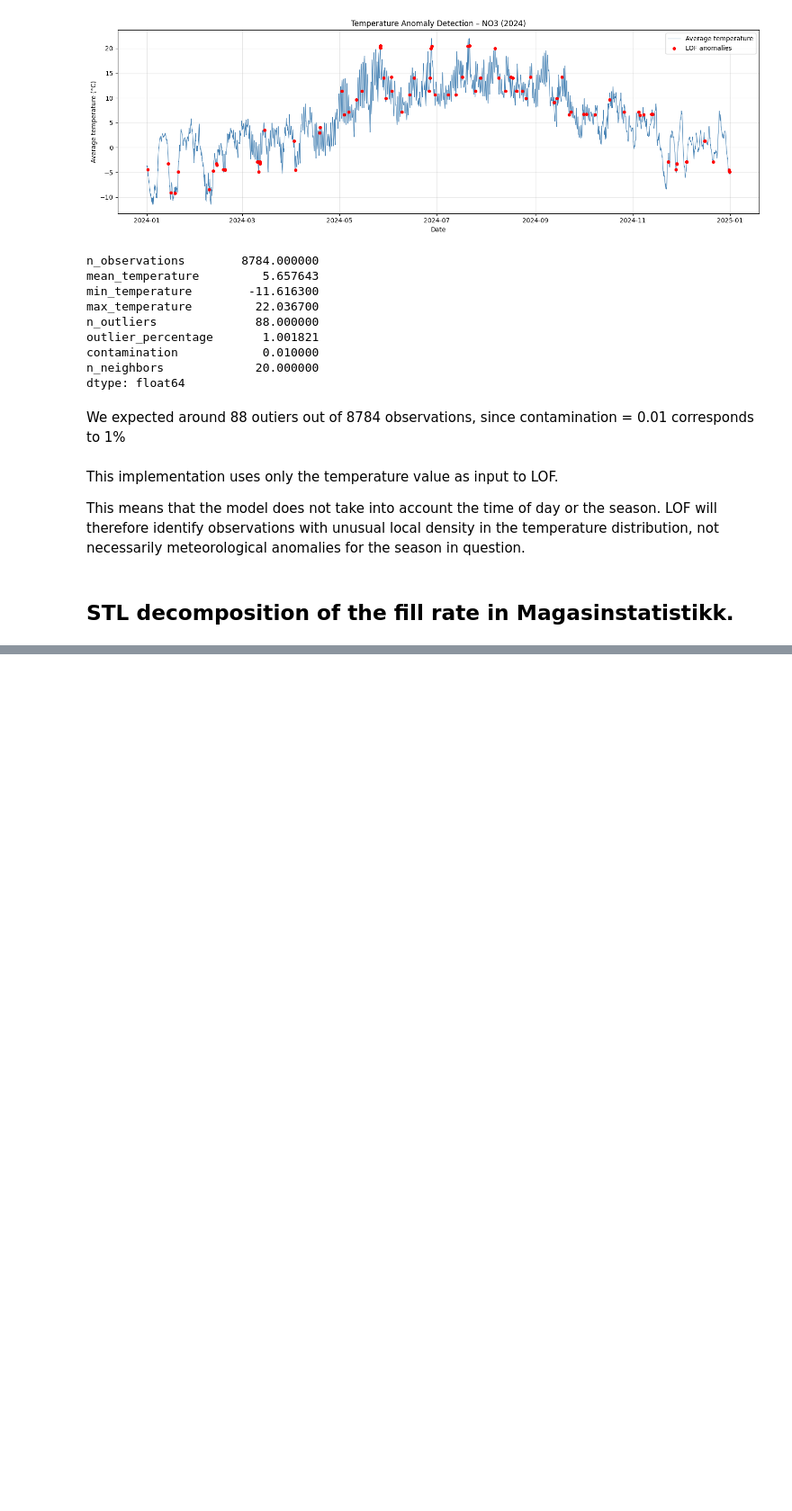
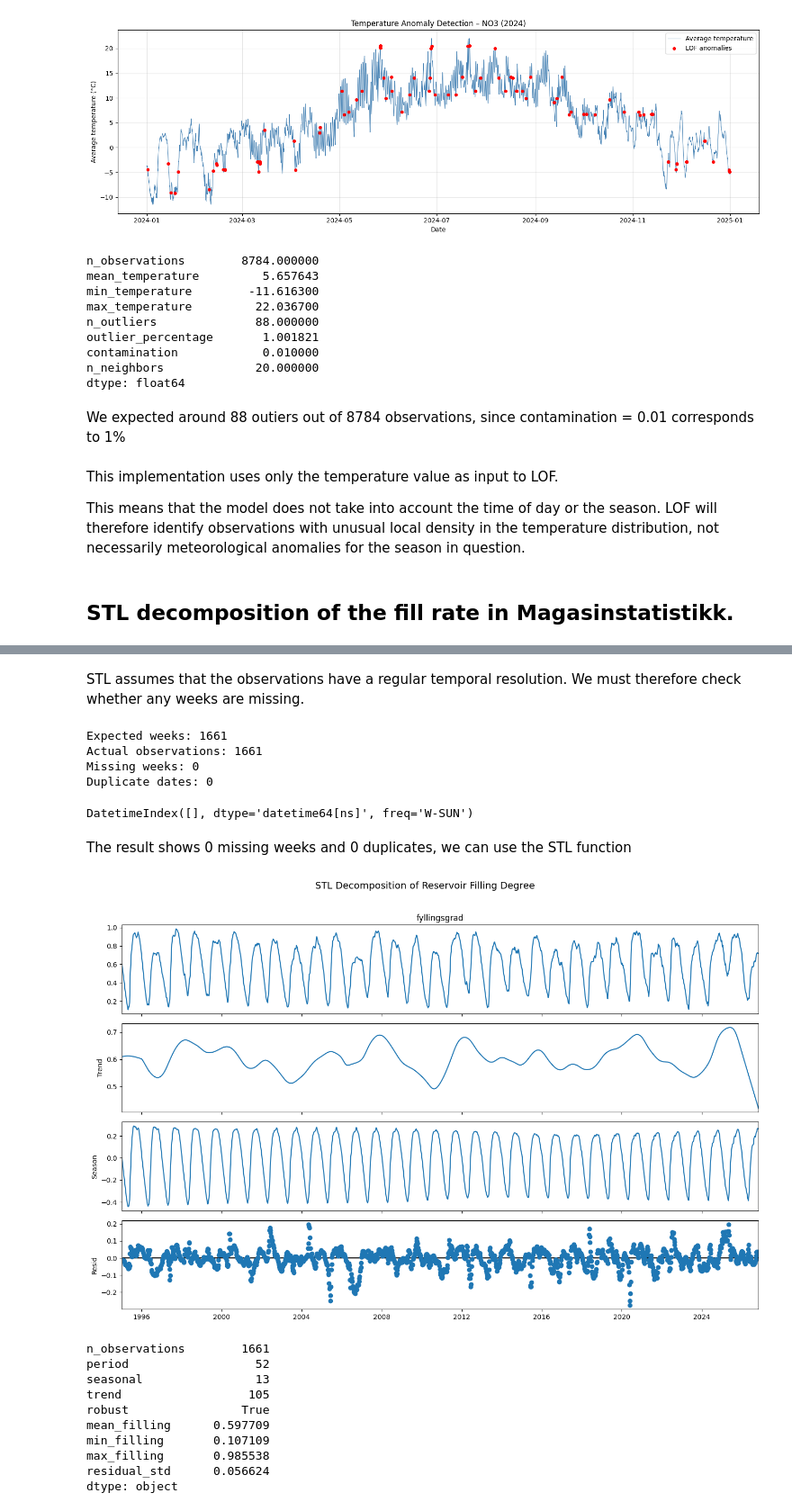
Before and after one commit to phkhle/IND320, a Jupyter notebook: jupyter_notebooks/assignment3.ipynb, the cells around one changed output, grey strips where cells are left out. Shown at 90% size. Cells and saved outputs as stored; diff of their text form; code cells hidden in the pictures; blank space fills up the shorter version.

```diff
--- a/jupyter_notebooks/assignment3.ipynb
+++ b/jupyter_notebooks/assignment3.ipynb
@@ -938,3 +949,27 @@ def plot_filling_stl(
     }
 
     return fig, summary
+# %%
+# Retrieve reservoir data from NVE API
+df_nve = get_nve_data()
+
+# Select reservoir filling data for electricity area NO3
+df_stl = (
+    df_nve.loc[
+        (df_nve["omrType"] == "EL") &
+        (df_nve["omrnr"] == 3),
+        ["dato_Id", "fyllingsgrad"]
+    ]
+    .copy()
+)
+
+# Convert date column to datetime
+df_stl["dato_Id"] = pd.to_datetime(df_stl["dato_Id"])
+
+# Sort chronologically
+df_stl = df_stl.sort_values("dato_Id").reset_index(drop=True)
+
+print("Number of observations:", len(df_stl))
+print("Date range:", df_stl["dato_Id"].min(), "to", df_stl["dato_Id"].max())
+
+df_stl
@@ -940,0 +994,55 @@ def plot_filling_stl(
+# %% [markdown]
+STL assumes that the observations have a regular temporal resolution. We must therefore check whether any weeks are missing.
+# %%
+# Create expected weekly dates (Sundays)
+expected_dates = pd.date_range(
+    start=df_stl["dato_Id"].min(),
+    end=df_stl["dato_Id"].max(),
+    freq="W-SUN"
+)
+
+# Identify missing weeks
+missing_dates = expected_dates.difference(df_stl["dato_Id"])
+
+# Check duplicate dates
+duplicates = df_stl["dato_Id"].duplicated().sum()
+
+print("Expected weeks:", len(expected_dates))
+print("Actual observations:", len(df_stl))
+print("Missing weeks:", len(missing_dates))
+print("Duplicate dates:", duplicates)
+
+display(missing_dates)
+# %% [output]
+Expected weeks: 1661
+Actual observations: 1661
+Missing weeks: 0
+Duplicate dates: 0
+DatetimeIndex([], dtype='datetime64[ns]', freq='W-SUN')
+# %% [markdown]
+The result shows 0 missing weeks and 0 duplicates, we can use the STL function
+# %%
+fig, summary = plot_filling_stl(
+    df=df_stl,
+    date_col="dato_Id",
+    value_col="fyllingsgrad",
+    period=52, #  we assume an annual seasonal cycle of approximately 52 weeks.
+    seasonal=13,
+    trend=105,
+    robust=True
+)
+
+plt.show()
+display(pd.Series(summary))
+# %% [output]
+[figure, added]
+n_observations        1661
+period                  52
+seasonal                13
+trend                  105
+robust                True
+mean_filling      0.597709
+min_filling       0.107109
+max_filling       0.985538
+residual_std      0.056624
+dtype: object
```
Also changed, not shown: parts of 10 cells of this notebook, 1 other file.
